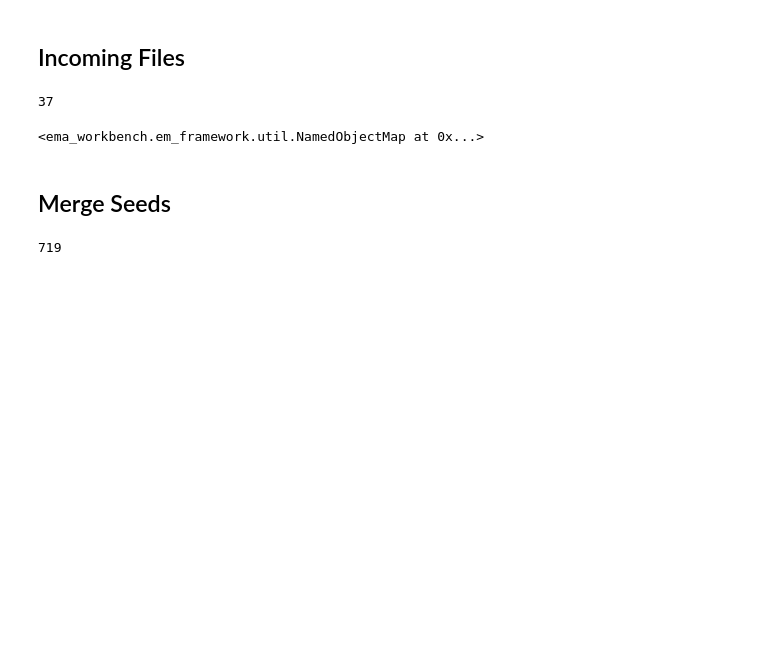
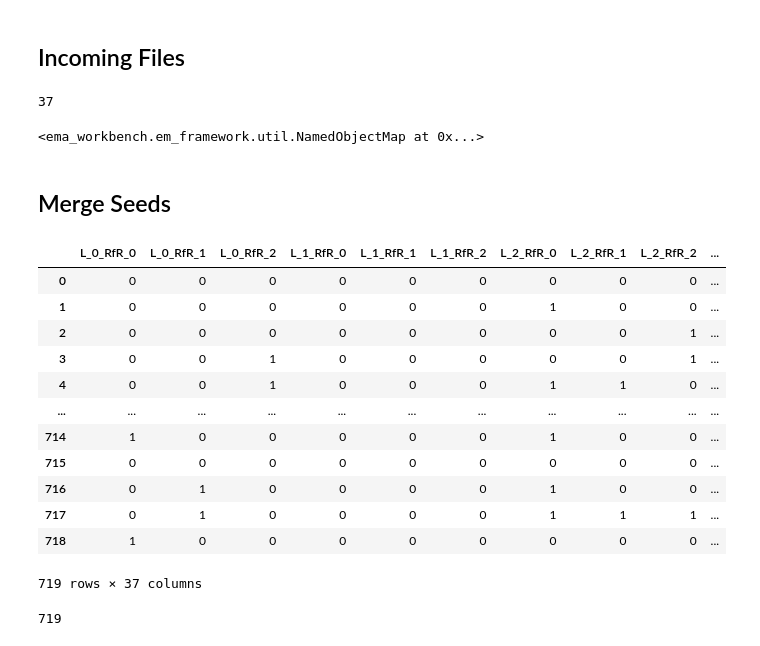
Before and after one commit to daniela1998/MBDM-Group-1, a Jupyter notebook: MORDM Analysis.ipynb, the cells around one changed output. Drawn from its saved outputs; the diff is of its cells as text; code cells hidden in the pictures; blank space fills up the shorter version.

```diff
--- a/MORDM Analysis.ipynb
+++ b/MORDM Analysis.ipynb
@@ -110,9 +110,24 @@ for i in range(len(scenario_results)):
 # %%
 #Merge the results from the different seeds for each of the two scenarios
 epsilons = [0.05] * len(dike_model.outcomes)
 
 #Merge the list of results into a single set of non dominated results using the provided epsilon values
 merged_results = epsilon_nondominated(scenario_results,epsilons,problem)
+merged_results
+# %% [output]
+|  | L_0_RfR_0 | L_0_RfR_1 | L_0_RfR_2 | L_1_RfR_0 | L_1_RfR_1 | L_1_RfR_2 | L_2_RfR_0 | L_2_RfR_1 | L_2_RfR_2 | ... |
+| 0 | 0 | 0 | 0 | 0 | 0 | 0 | 0 | 0 | 0 | ... |
+| 1 | 0 | 0 | 0 | 0 | 0 | 0 | 1 | 0 | 0 | ... |
+| 2 | 0 | 0 | 0 | 0 | 0 | 0 | 0 | 0 | 1 | ... |
+| 3 | 0 | 0 | 1 | 0 | 0 | 0 | 0 | 0 | 1 | ... |
+| 4 | 0 | 0 | 1 | 0 | 0 | 0 | 1 | 1 | 0 | ... |
+| ... | ... | ... | ... | ... | ... | ... | ... | ... | ... | ... |
+| 714 | 1 | 0 | 0 | 0 | 0 | 0 | 1 | 0 | 0 | ... |
+| 715 | 0 | 0 | 0 | 0 | 0 | 0 | 0 | 0 | 0 | ... |
+| 716 | 0 | 1 | 0 | 0 | 0 | 0 | 1 | 0 | 0 | ... |
+| 717 | 0 | 1 | 0 | 0 | 0 | 0 | 1 | 1 | 1 | ... |
+| 718 | 1 | 0 | 0 | 0 | 0 | 0 | 0 | 0 | 0 | ... |
+719 rows × 37 columns
 # %%
 len(merged_results)
 # %% [output]
```
Also changed, not shown: parts of 6 cells of this notebook.
